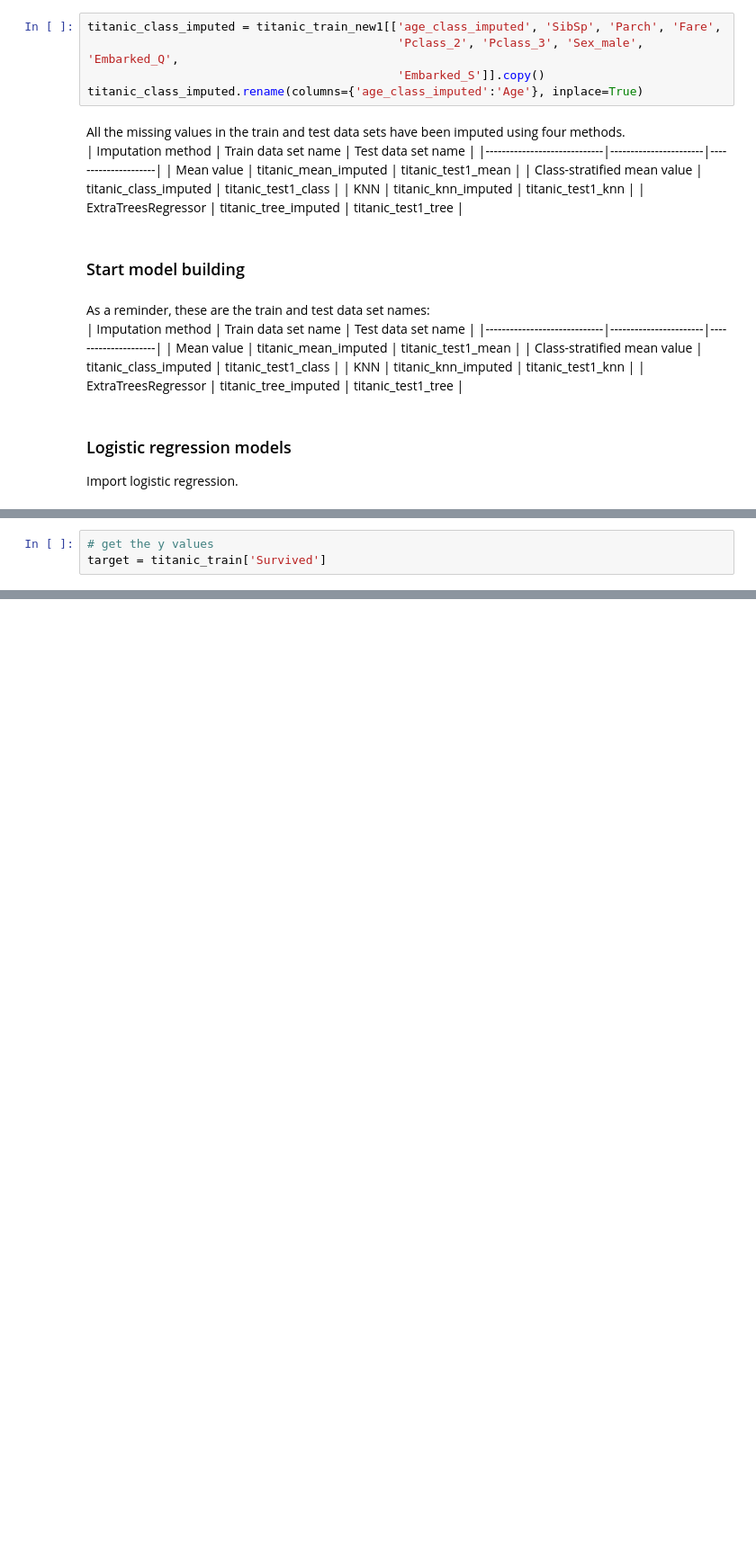
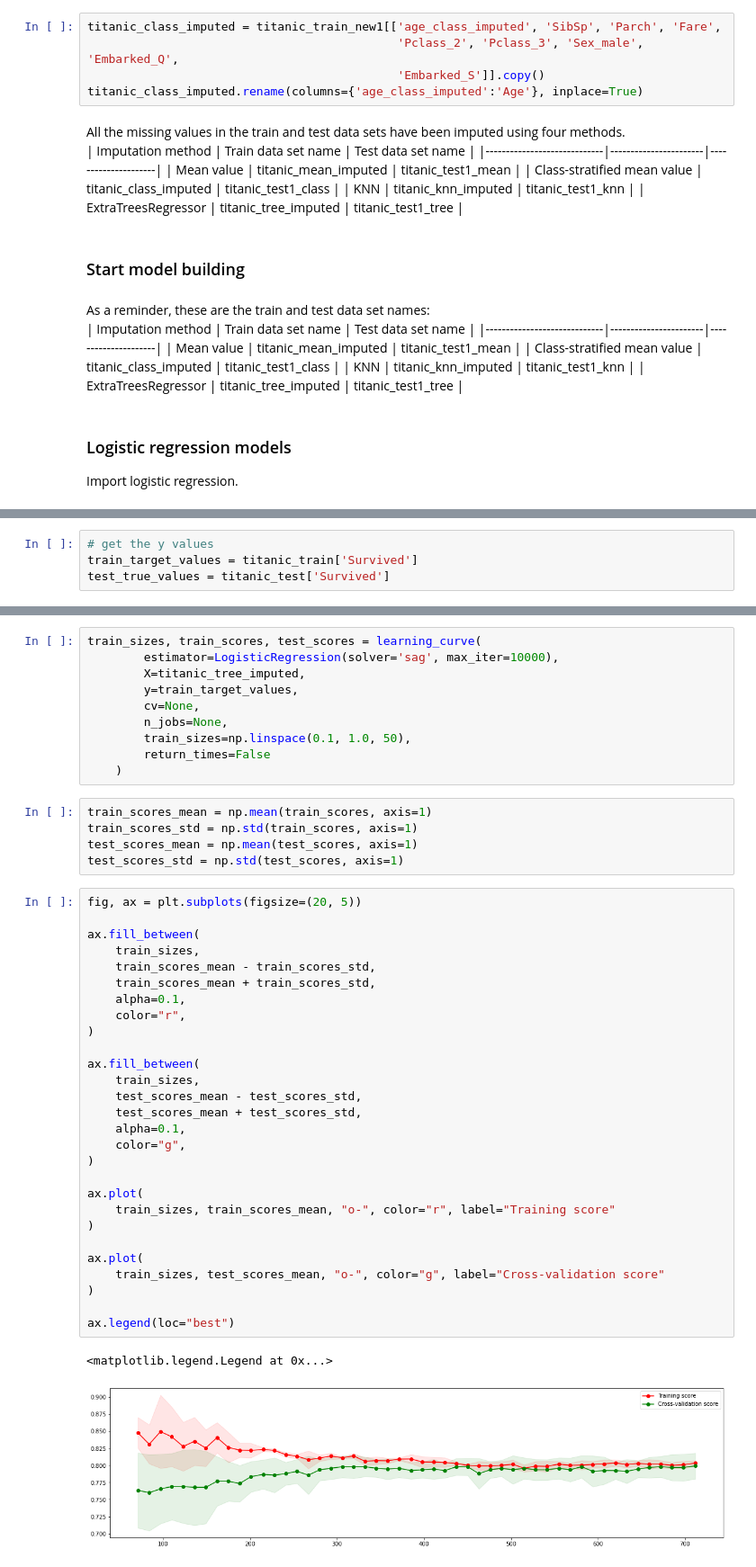
Before and after one commit to mazin-abdelghany/kaggle-learning, a Jupyter notebook: titanic/1_titanic.ipynb, the cells around one changed output, grey strips where cells are left out. Shown: that part at 90% size. Saved outputs shown, nothing was run; the diff lists cells and outputs as text; blank space fills up the shorter version.

Commit message:
Train all models and plot example learning curve

```diff
--- a/titanic/1_titanic.ipynb
+++ b/titanic/1_titanic.ipynb
@@ -596,3 +605,4 @@ Set up the data for model fitting.
 # %%
 # get the y values
-target = titanic_train['Survived']
+train_target_values = titanic_train['Survived']
+test_true_values = titanic_test['Survived']
@@ -619,0 +704,46 @@ log_model.predict(titanic_test)
+# %%
+train_sizes, train_scores, test_scores = learning_curve(
+        estimator=LogisticRegression(solver='sag', max_iter=10000),
+        X=titanic_tree_imputed,
+        y=train_target_values,
+        cv=None,
+        n_jobs=None,
+        train_sizes=np.linspace(0.1, 1.0, 50),
+        return_times=False
+    )
+# %%
+train_scores_mean = np.mean(train_scores, axis=1)
+train_scores_std = np.std(train_scores, axis=1)
+test_scores_mean = np.mean(test_scores, axis=1)
+test_scores_std = np.std(test_scores, axis=1)
+# %%
+fig, ax = plt.subplots(figsize=(20, 5))
+
+ax.fill_between(
+    train_sizes,
+    train_scores_mean - train_scores_std,
+    train_scores_mean + train_scores_std,
+    alpha=0.1,
+    color="r",
+)
+
+ax.fill_between(
+    train_sizes,
+    test_scores_mean - test_scores_std,
+    test_scores_mean + test_scores_std,
+    alpha=0.1,
+    color="g",
+)
+
+ax.plot(
+    train_sizes, train_scores_mean, "o-", color="r", label="Training score"
+)
+
+ax.plot(
+    train_sizes, test_scores_mean, "o-", color="g", label="Cross-validation score"
+)
+
+ax.legend(loc="best")
+# %% [output]
+<matplotlib.legend.Legend at 0x...>
+[figure, added]
```
Also changed, not shown: parts of 24 cells of this notebook.
